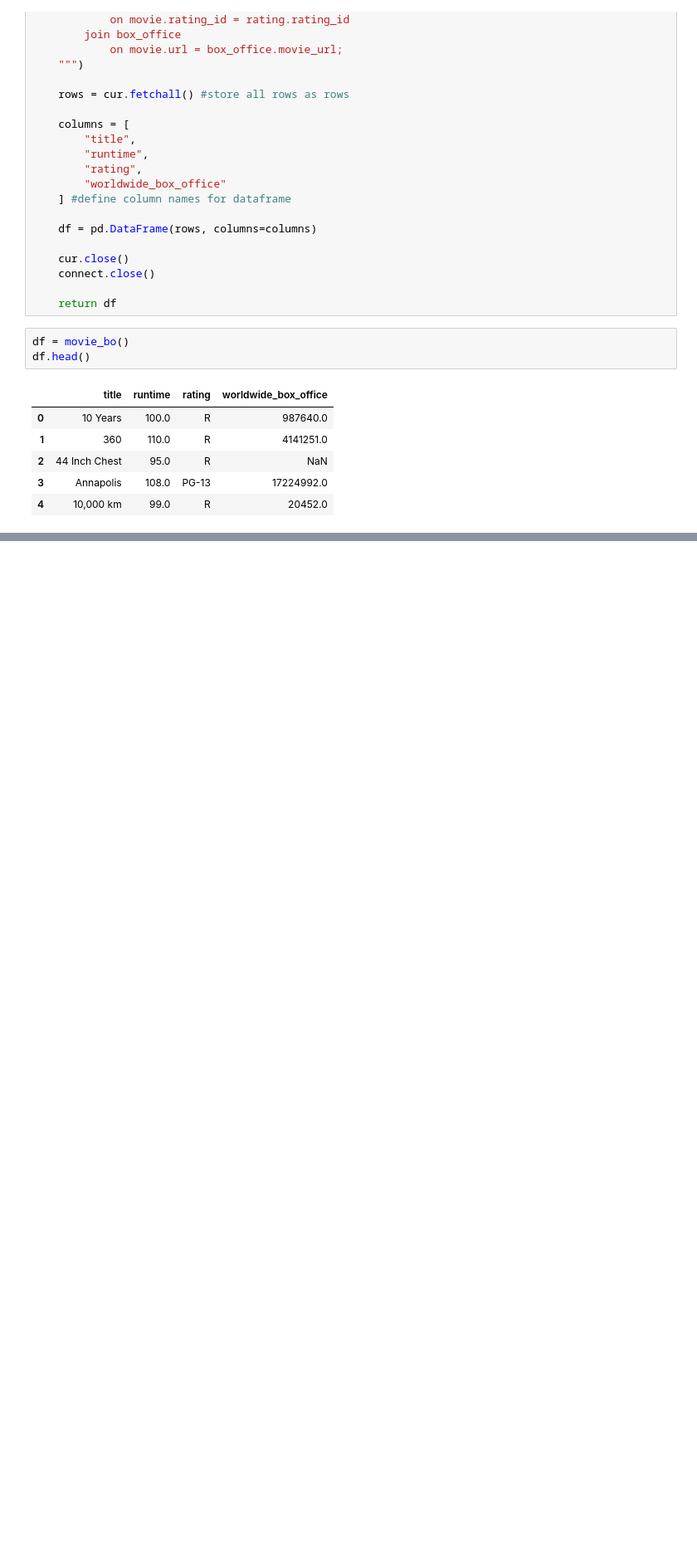
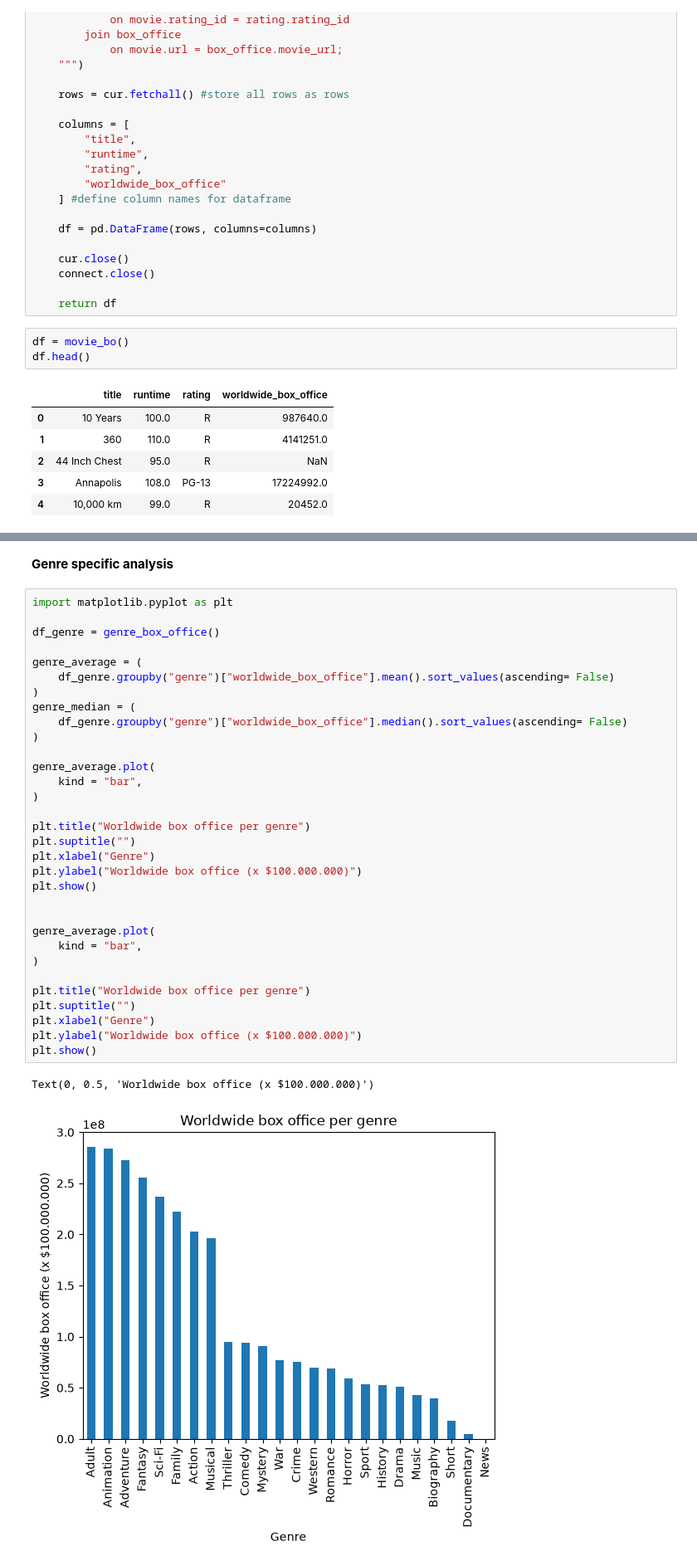
Before and after one commit to stormwittebrood/database-management-movies, a Jupyter notebook: python/Storm_database_encapsulator.ipynb, the cells around one changed output, grey strips where cells are left out. Shown at 83% size. Cells and saved outputs as stored; diff of their text form; blank space fills up the shorter version.

```diff
--- a/python/Storm_database_encapsulator.ipynb
+++ b/python/Storm_database_encapsulator.ipynb
@@ -60,0 +116,37 @@ df.head()
+# %% [markdown]
+**Genre specific analysis**
+# %%
+import matplotlib.pyplot as plt
+
+df_genre = genre_box_office()
+
+genre_average = (
+    df_genre.groupby("genre")["worldwide_box_office"].mean().sort_values(ascending= False)
+)
+genre_median = (
+    df_genre.groupby("genre")["worldwide_box_office"].median().sort_values(ascending= False)
+)
+
+genre_average.plot(
+    kind = "bar",
+)
+
+plt.title("Worldwide box office per genre")
+plt.suptitle("")
+plt.xlabel("Genre")
+plt.ylabel("Worldwide box office (x $100.000.000)")
+plt.show()
+
+
+genre_average.plot(
+    kind = "bar",
+)
+
+plt.title("Worldwide box office per genre")
+plt.suptitle("")
+plt.xlabel("Genre")
+plt.ylabel("Worldwide box office (x $100.000.000)")
+plt.show()
+# %% [output]
+Text(0, 0.5, 'Worldwide box office (x $100.000.000)')
+[figure, added]
```
Also changed, not shown: parts of 4 cells of this notebook.
